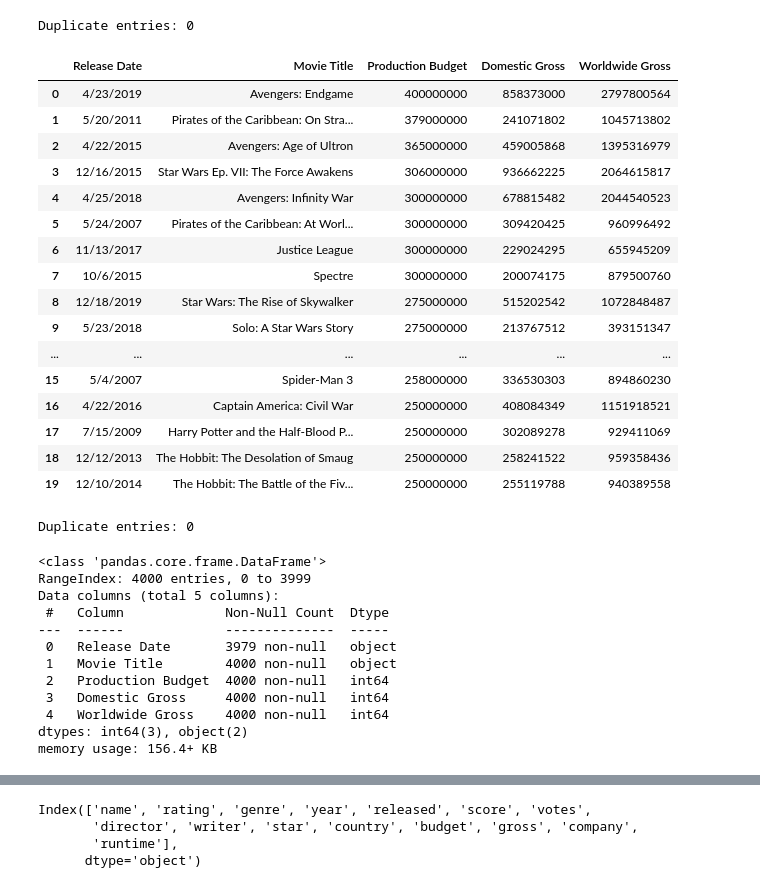
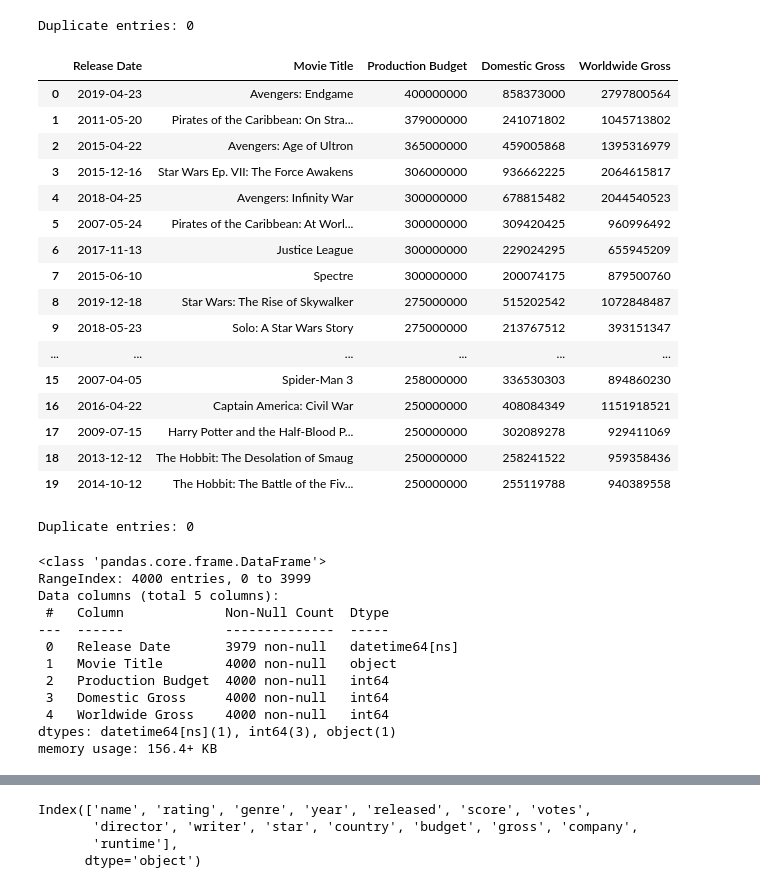
Before and after one commit to Kevin-Cutler/Final-Project, a Jupyter notebook: Class_Project.ipynb, the cells around one changed output, grey strips where cells are left out. Saved outputs shown, nothing was run; the diff lists cells and outputs as text; code cells hidden in the pictures.

```diff
--- a/Class_Project.ipynb
+++ b/Class_Project.ipynb
@@ -34,27 +43,27 @@ print(f"Duplicate entries: {movies_df.duplicated().sum()}")
 # %% [output]
 Duplicate entries: 0
 # %%
-
-top_4000_movies_df = pd.read_csv("/content/top_4000_movies_data.csv")
+# Read in Top Movies CSV
+top_4000_movies_df = pd.read_csv("/content/top_4000_movies_data.csv", parse_dates=['Release Date'], dayfirst=True)
 top_4000_movies_df.head(20)
 # %% [output]
 |  | Release Date | Movie Title | Production Budget | Domestic Gross | Worldwide Gross |
-| 0 | 4/23/2019 | Avengers: Endgame | 400000000 | 858373000 | 2797800564 |
-| 1 | 5/20/2011 | Pirates of the Caribbean: On Stra... | 379000000 | 241071802 | 1045713802 |
-| 2 | 4/22/2015 | Avengers: Age of Ultron | 365000000 | 459005868 | 1395316979 |
-| 3 | 12/16/2015 | Star Wars Ep. VII: The Force Awakens | 306000000 | 936662225 | 2064615817 |
-| 4 | 4/25/2018 | Avengers: Infinity War | 300000000 | 678815482 | 2044540523 |
-| 5 | 5/24/2007 | Pirates of the Caribbean: At Worl... | 300000000 | 309420425 | 960996492 |
-| 6 | 11/13/2017 | Justice League | 300000000 | 229024295 | 655945209 |
-| 7 | 10/6/2015 | Spectre | 300000000 | 200074175 | 879500760 |
-| 8 | 12/18/2019 | Star Wars: The Rise of Skywalker | 275000000 | 515202542 | 1072848487 |
-| 9 | 5/23/2018 | Solo: A Star Wars Story | 275000000 | 213767512 | 393151347 |
+| 0 | 2019-04-23 | Avengers: Endgame | 400000000 | 858373000 | 2797800564 |
+| 1 | 2011-05-20 | Pirates of the Caribbean: On Stra... | 379000000 | 241071802 | 1045713802 |
+| 2 | 2015-04-22 | Avengers: Age of Ultron | 365000000 | 459005868 | 1395316979 |
+| 3 | 2015-12-16 | Star Wars Ep. VII: The Force Awakens | 306000000 | 936662225 | 2064615817 |
+| 4 | 2018-04-25 | Avengers: Infinity War | 300000000 | 678815482 | 2044540523 |
+| 5 | 2007-05-24 | Pirates of the Caribbean: At Worl... | 300000000 | 309420425 | 960996492 |
+| 6 | 2017-11-13 | Justice League | 300000000 | 229024295 | 655945209 |
+| 7 | 2015-06-10 | Spectre | 300000000 | 200074175 | 879500760 |
+| 8 | 2019-12-18 | Star Wars: The Rise of Skywalker | 275000000 | 515202542 | 1072848487 |
+| 9 | 2018-05-23 | Solo: A Star Wars Story | 275000000 | 213767512 | 393151347 |
 | ... | ... | ... | ... | ... | ... |
-| 15 | 5/4/2007 | Spider-Man 3 | 258000000 | 336530303 | 894860230 |
-| 16 | 4/22/2016 | Captain America: Civil War | 250000000 | 408084349 | 1151918521 |
-| 17 | 7/15/2009 | Harry Potter and the Half-Blood P... | 250000000 | 302089278 | 929411069 |
-| 18 | 12/12/2013 | The Hobbit: The Desolation of Smaug | 250000000 | 258241522 | 959358436 |
-| 19 | 12/10/2014 | The Hobbit: The Battle of the Fiv... | 250000000 | 255119788 | 940389558 |
+| 15 | 2007-04-05 | Spider-Man 3 | 258000000 | 336530303 | 894860230 |
+| 16 | 2016-04-22 | Captain America: Civil War | 250000000 | 408084349 | 1151918521 |
+| 17 | 2009-07-15 | Harry Potter and the Half-Blood P... | 250000000 | 302089278 | 929411069 |
+| 18 | 2013-12-12 | The Hobbit: The Desolation of Smaug | 250000000 | 258241522 | 959358436 |
+| 19 | 2014-10-12 | The Hobbit: The Battle of the Fiv... | 250000000 | 255119788 | 940389558 |
 # %%
 # Check for duplicates in the dataset top_4000_movies_df
 print(f"Duplicate entries: {top_4000_movies_df.duplicated().sum()}")
@@ -68,12 +77,12 @@ RangeIndex: 4000 entries, 0 to 3999
 Data columns (total 5 columns):
  #   Column             Non-Null Count  Dtype
 ---  ------             --------------  -----
- 0   Release Date       3979 non-null   object
+ 0   Release Date       3979 non-null   datetime64[ns]
  1   Movie Title        4000 non-null   object
  2   Production Budget  4000 non-null   int64
  3   Domestic Gross     4000 non-null   int64
  4   Worldwide Gross    4000 non-null   int64
-dtypes: int64(3), object(2)
+dtypes: datetime64[ns](1), int64(3), object(1)
 memory usage: 156.4+ KB
 # %%
 movies_df.info()
```
Also changed, not shown: parts of 69 cells of this notebook.
